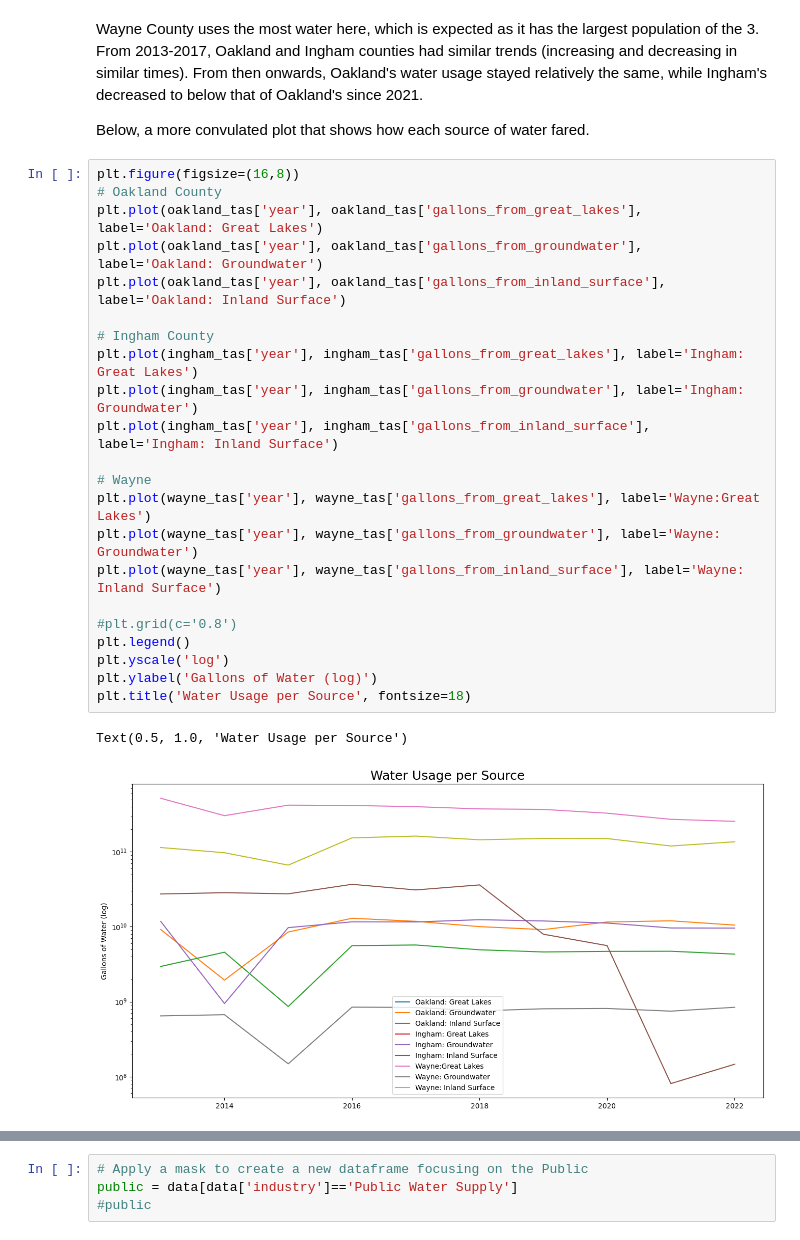
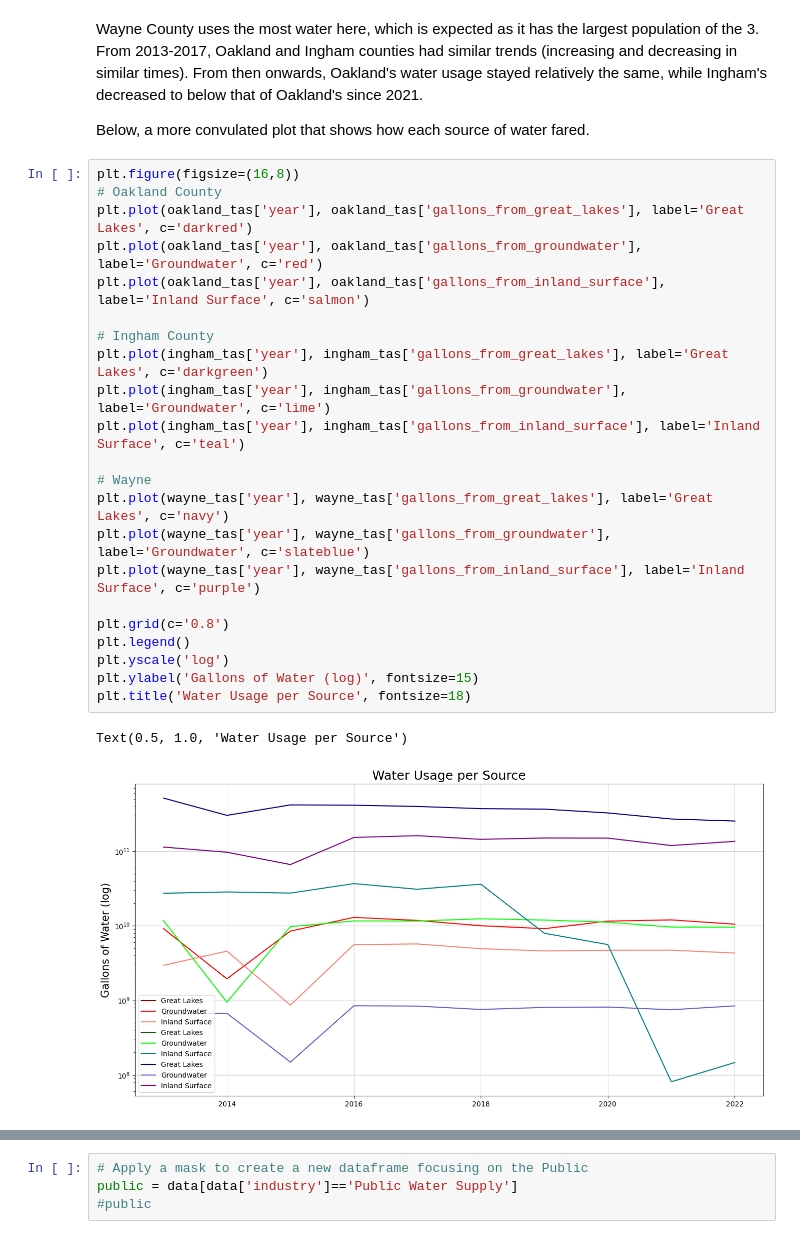
Before and after one commit to leenoah390/michigan-water, a Jupyter notebook: michigan-water.ipynb, the cells around one changed output, grey strips where cells are left out. Cells and saved outputs as stored; diff of their text form.

```diff
--- a/michigan-water.ipynb
+++ b/michigan-water.ipynb
@@ -178,26 +178,26 @@ Below, a more convulated plot that shows how each source of water fared.
 # %%
 plt.figure(figsize=(16,8))
 # Oakland County
-plt.plot(oakland_tas['year'], oakland_tas['gallons_from_great_lakes'], label='Oakland: Great Lakes')
-plt.plot(oakland_tas['year'], oakland_tas['gallons_from_groundwater'], label='Oakland: Groundwater')
-plt.plot(oakland_tas['year'], oakland_tas['gallons_from_inland_surface'], label='Oakland: Inland Surface')
+plt.plot(oakland_tas['year'], oakland_tas['gallons_from_great_lakes'], label='Great Lakes', c='darkred')
+plt.plot(oakland_tas['year'], oakland_tas['gallons_from_groundwater'], label='Groundwater', c='red')
+plt.plot(oakland_tas['year'], oakland_tas['gallons_from_inland_surface'], label='Inland Surface', c='salmon')
 
 # Ingham County
-plt.plot(ingham_tas['year'], ingham_tas['gallons_from_great_lakes'], label='Ingham: Great Lakes')
-plt.plot(ingham_tas['year'], ingham_tas['gallons_from_groundwater'], label='Ingham: Groundwater')
-plt.plot(ingham_tas['year'], ingham_tas['gallons_from_inland_surface'], label='Ingham: Inland Surface')
+plt.plot(ingham_tas['year'], ingham_tas['gallons_from_great_lakes'], label='Great Lakes', c='darkgreen')
+plt.plot(ingham_tas['year'], ingham_tas['gallons_from_groundwater'], label='Groundwater', c='lime')
+plt.plot(ingham_tas['year'], ingham_tas['gallons_from_inland_surface'], label='Inland Surface', c='teal')
 
 # Wayne
-plt.plot(wayne_tas['year'], wayne_tas['gallons_from_great_lakes'], label='Wayne:Great Lakes')
-plt.plot(wayne_tas['year'], wayne_tas['gallons_from_groundwater'], label='Wayne: Groundwater')
-plt.plot(wayne_tas['year'], wayne_tas['gallons_from_inland_surface'], label='Wayne: Inland Surface')
+plt.plot(wayne_tas['year'], wayne_tas['gallons_from_great_lakes'], label='Great Lakes', c='navy')
+plt.plot(wayne_tas['year'], wayne_tas['gallons_from_groundwater'], label='Groundwater', c='slateblue')
+plt.plot(wayne_tas['year'], wayne_tas['gallons_from_inland_surface'], label='Inland Surface', c='purple')
 
-#plt.grid(c='0.8')
+plt.grid(c='0.8')
 plt.legend()
 plt.yscale('log')
-plt.ylabel('Gallons of Water (log)')
+plt.ylabel('Gallons of Water (log)', fontsize=15)
 plt.title('Water Usage per Source', fontsize=18)
 # %% [output]
 Text(0.5, 1.0, 'Water Usage per Source')
-[figure, old version]
+[figure, new version]
 # %% [markdown]
```
Also changed, not shown: parts of 23 cells of this notebook.
